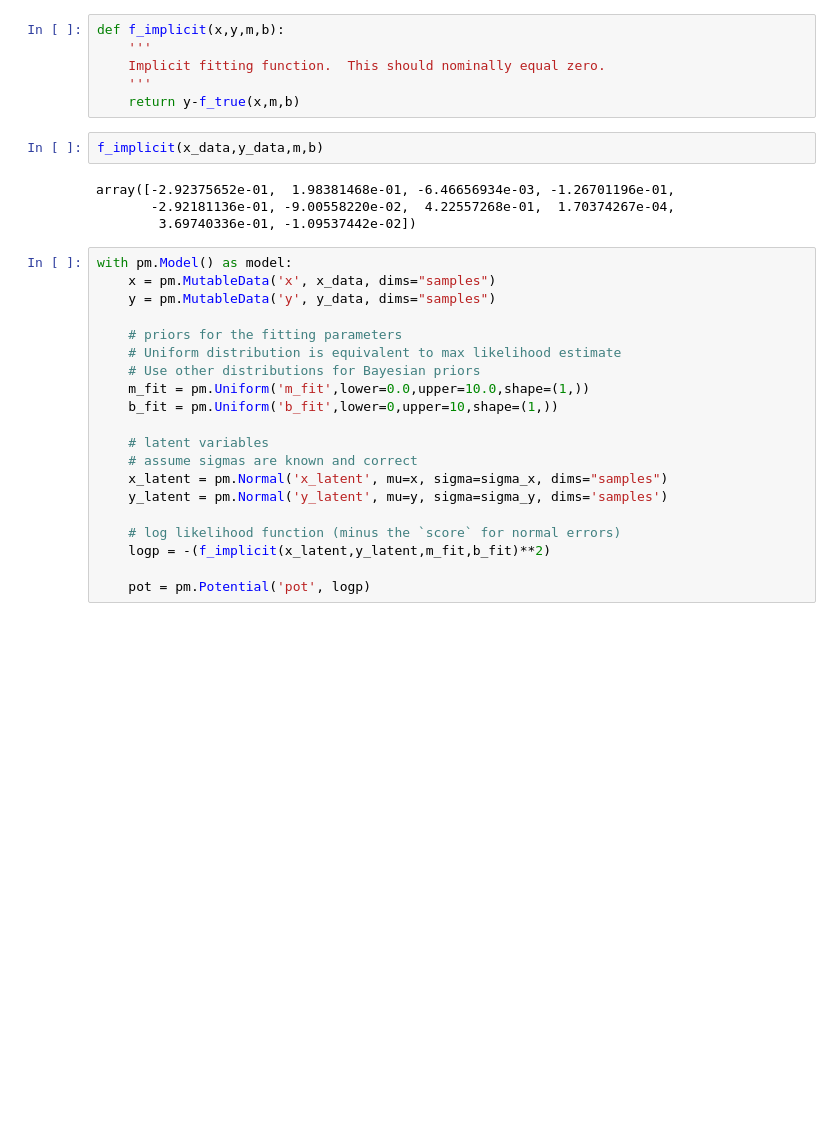
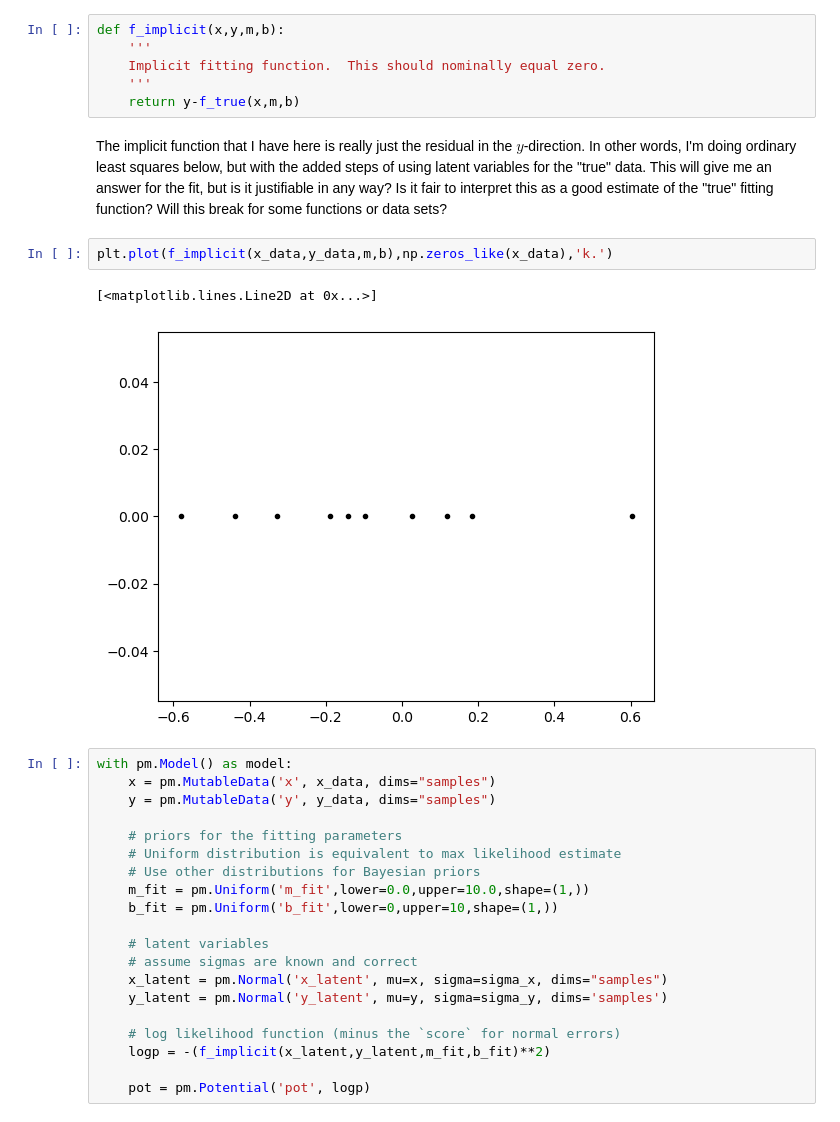
Before and after one commit to corcoted/corcoted.github.io, a Jupyter notebook: _drafts/ODRtest.ipynb, the cells around one changed output. Cells and saved outputs as stored; diff of their text form; blank space fills up the shorter version.

```diff
--- a/_drafts/ODRtest.ipynb
+++ b/_drafts/ODRtest.ipynb
@@ -78,12 +78,13 @@ def f_implicit(x,y,m,b):
     Implicit fitting function.  This should nominally equal zero.
     '''
     return y-f_true(x,m,b)
+# %% [markdown]
+The implicit function that I have here is really just the residual in the $y$-direction.  In other words, I'm doing ordinary least squares below, but with the added steps of using latent variables for the "true" data.  This will give me an answer for the fit, but is it justifiable in any way?  Is it fair to interpret this as a good estimate of the "true" fitting function?  Will this break for some functions or data sets?
 # %%
-f_implicit(x_data,y_data,m,b)
+plt.plot(f_implicit(x_data,y_data,m,b),np.zeros_like(x_data),'k.')
 # %% [output]
-array([-2.92375652e-01,  1.98381468e-01, -6.46656934e-03, -1.26701196e-01,
-       -2.92181136e-01, -9.00558220e-02,  4.22557268e-01,  1.70374267e-04,
-        3.69740336e-01, -1.09537442e-02])
+[<matplotlib.lines.Line2D at 0x...>]
+[figure, added]
 # %%
 with pm.Model() as model:
     x = pm.MutableData('x', x_data, dims="samples")
```
Also changed, not shown: parts of 7 cells of this notebook.
